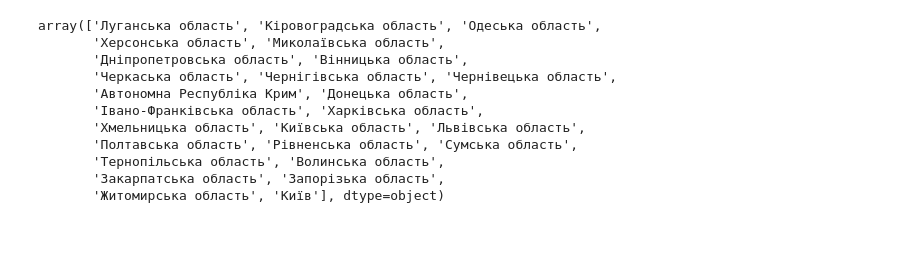
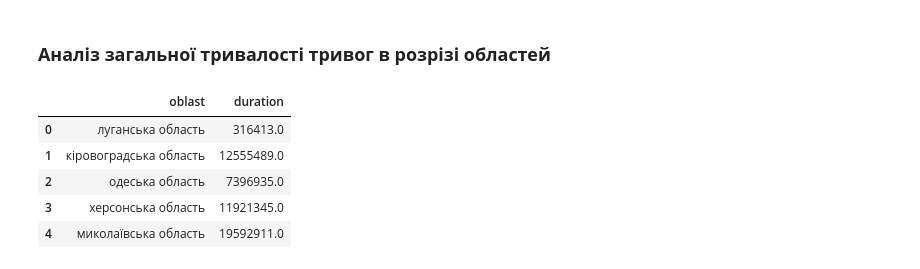
Before and after one commit to Severyn12/data_visualization_alarm_analysis, a Jupyter notebook: alerts_analysis.ipynb, the cells around one changed output. Cells and saved outputs as stored; diff of their text form; code cells hidden in the pictures; blank space fills up the shorter version.

```diff
--- a/alerts_analysis.ipynb
+++ b/alerts_analysis.ipynb
@@ -1,32 +1,27 @@
 # %%
 import geopandas as gpd
 import pandas as pd
+import numpy as np
 import matplotlib.pyplot as plt
+from matplotlib.patches import Patch
+
+import folium
+from branca.element import Template, MacroElement
+
+
 
 # 1. Завантажуємо GeoJSON з межами областей
 gdf = gpd.read_file("full_area_ukraine_geo_v07_08_2024.geojson")
+gdf= gdf[gdf['name:ua']!= 'Київ']
+gdf['oblast'] = gdf['name:ua'].str.lower()
 
 
 
+# 2. Завантажуємо дані щодо тривалості тривог
 df = pd.read_csv('air_alerts.csv')
 
 df[['finished_at', 'started_at']] = df[['finished_at', 'started_at']].apply(pd.to_datetime)
 df['duration'] = (df['finished_at'] - df['started_at']).dt.total_seconds()
 df['oblast'] = df['oblast'].str.lower()
 df['oblast'] = df['oblast'].replace('м. київ', 'київська область')
-
-
-df = df.groupby('oblast', as_index=False)['duration'].sum()
-
-
-# 3. З’єднуємо обидва датафрейми (назви мають співпадати!)
-gdf['oblast'] = gdf['name:ua'].str.lower()  # або інша колонка з назвою області в geojson
-merged = gdf.merge(df, on='oblast', how='left')
-merged['duration'] = merged['duration'].fillna(0)
-
-# 4. Малюємо мапу, зафарбовуючи по тривалості
-fig, ax = plt.subplots(1, 1, figsize=(10, 10))
-merged.plot(column='duration', ax=ax, legend=True, cmap='Reds', edgecolor='black')
-ax.set_title("Тривалість повітряної тривоги по областях України")
-plt.axis('off')
-plt.show()
+df['oblast'] = df['oblast'].replace('лубенський район', 'полтавська область')
@@ -35,3 +27,0 @@ plt.show()
-# %%
-df = df.groupby('oblast', as_index=False)['duration'].sum()
-df
@@ -56,14 +28,20 @@ df
-# %%
-gdf['name:ua'].unique()
-# %% [output]
-array(['Луганська область', 'Кіровоградська область', 'Одеська область',
-       'Херсонська область', 'Миколаївська область',
-       'Дніпропетровська область', 'Вінницька область',
-       'Черкаська область', 'Чернігівська область', 'Чернівецька область',
-       'Автономна Республіка Крим', 'Донецька область',
-       'Івано-Франківська область', 'Харківська область',
-       'Хмельницька область', 'Київська область', 'Львівська область',
-       'Полтавська область', 'Рівненська область', 'Сумська область',
-       'Тернопільська область', 'Волинська область',
-       'Закарпатська область', 'Запорізька область',
-       'Житомирська область', 'Київ'], dtype=object)
+# %% [markdown]
+### **Аналіз загальної тривалості тривог в розрізі областей**
+# %%
+# 3. З’єднуємо обидва датафрейми
+group_df = df.groupby('oblast', as_index=False)['duration'].sum()
+
+merged = gdf.merge(group_df, on='oblast', how='left')
+merged['duration'] = merged['duration'].fillna(0)
+
+merged_no_nan = merged[~merged['oblast'].isin(['автономна республіка крим', 'луганська область'])]
+merged_nan = merged[merged['oblast'].isin(['автономна республіка крим', 'луганська область'])]
+
+merged[['oblast', 'duration']].head(5)
+# %% [output]
+|  | oblast | duration |
+| 0 | луганська область | 316413.0 |
+| 1 | кіровоградська область | 12555489.0 |
+| 2 | одеська область | 7396935.0 |
+| 3 | херсонська область | 11921345.0 |
+| 4 | миколаївська область | 19592911.0 |
```
Also changed, not shown: parts of 10 cells of this notebook.
